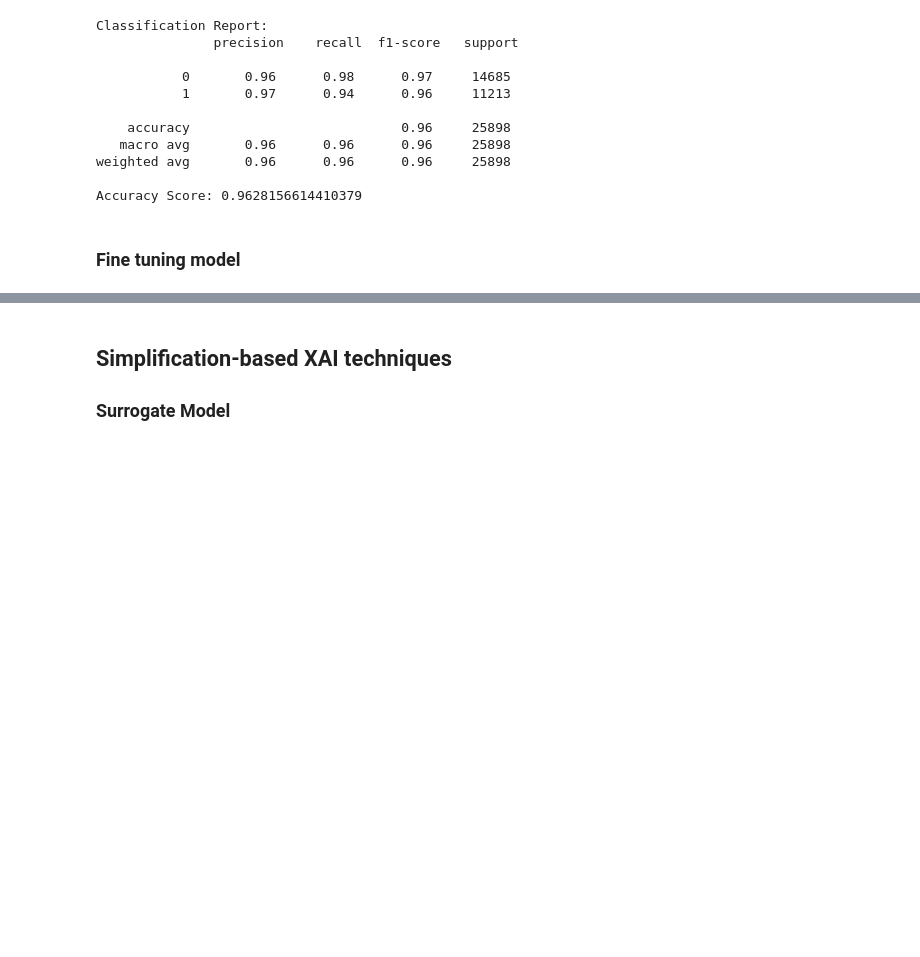
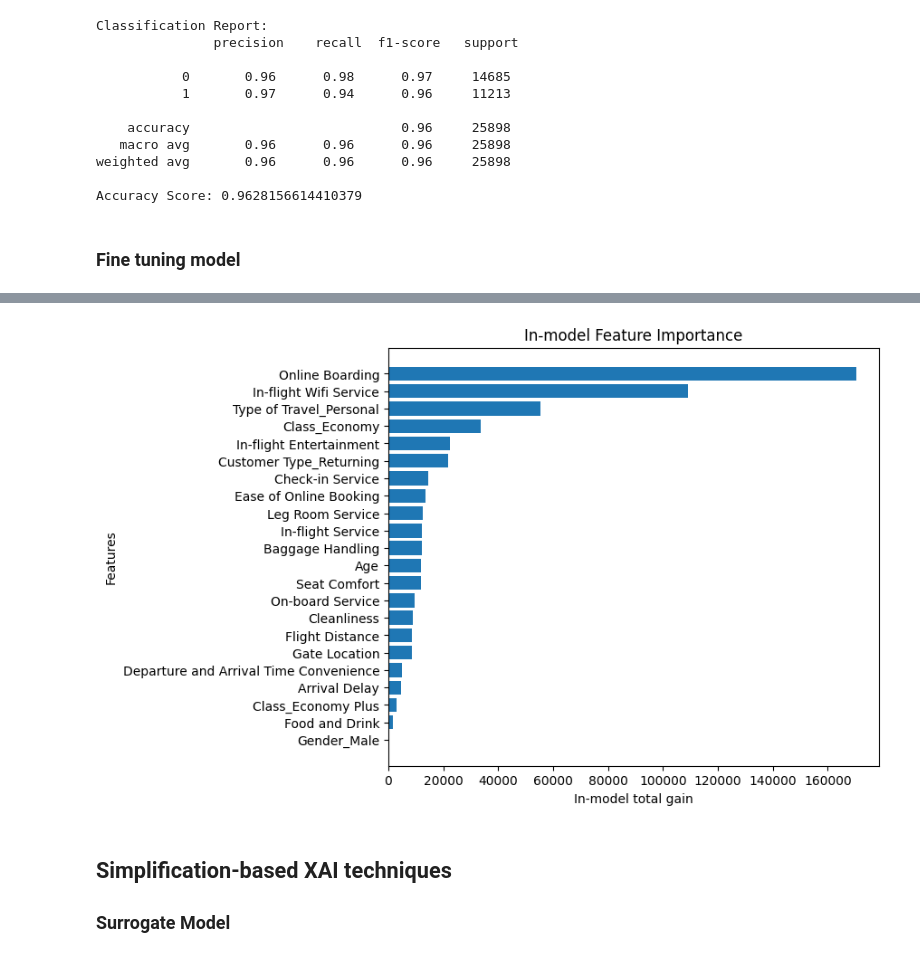
Before and after one commit to athoscf/XAI-techniques, a Jupyter notebook: Project.ipynb, the cells around one changed output, grey strips where cells are left out. Cells and saved outputs as stored; diff of their text form; code cells hidden in the pictures; blank space fills up the shorter version.

```diff
--- a/Project.ipynb
+++ b/Project.ipynb
@@ -427,0 +435,25 @@ KeyboardInterrupt:
+# %%
+
+best_xgb_classifier = best_model.named_steps['classifier']
+
+feature_importances = best_xgb_classifier.feature_importances_
+
+booster = best_xgb_classifier.get_booster()
+
+detailed_importances = booster.get_score(importance_type='total_gain')
+
+feature_names = grid_x_test.columns
+mapped_importances = {
+    feature_names[int(key[1:])]: value  # Extract index from "f{i}" and map to feature name
+    for key, value in detailed_importances.items()
+}
+
+all_importances = {feature: 0 for feature in feature_names}
+all_importances.update(mapped_importances)
+
+in_model_importances = pd.DataFrame({
+    'Feature': all_importances.keys(),
+    'In_Model_Importance': all_importances.values()
+}).sort_values(by='In_Model_Importance', ascending=False)
+
+print(in_model_importances)
@@ -428,3 +478,14 @@ KeyboardInterrupt:
+# %%
+# Plot results
+plt.figure(figsize=(7, 6))
+plt.barh(in_model_importances['Feature'], in_model_importances['In_Model_Importance'])
+plt.xlabel('In-model total gain')
+plt.ylabel('Features')
+plt.title('In-model Feature Importance')
+plt.gca().invert_yaxis()
+plt.show()
+# %% [output]
+[figure, added]
 # %% [markdown]
 ## Simplification-based XAI techniques
 ### Surrogate Model
```
Also changed, not shown: parts of 15 cells of this notebook.
